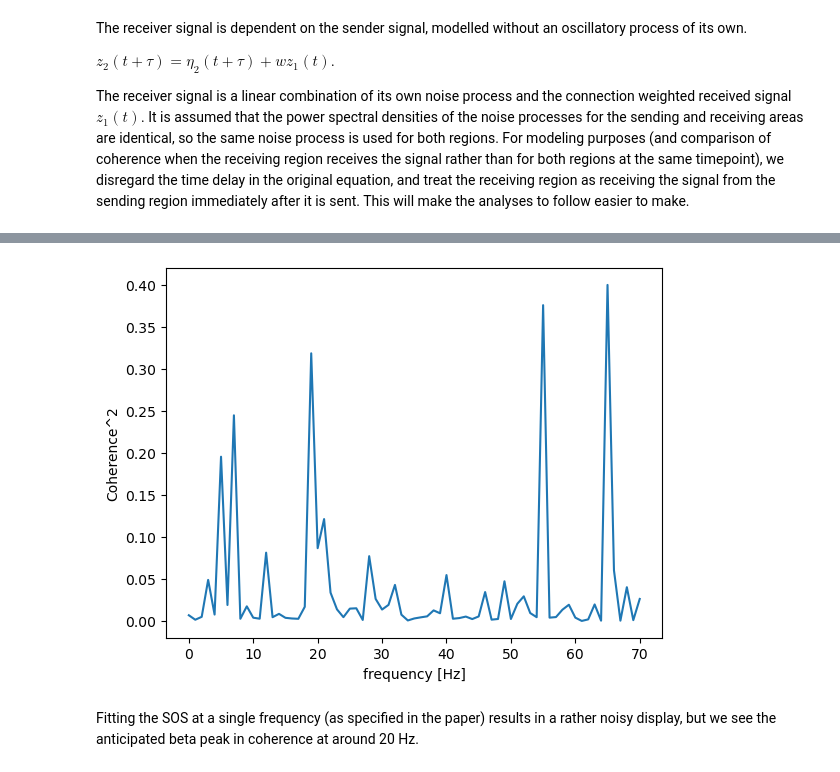
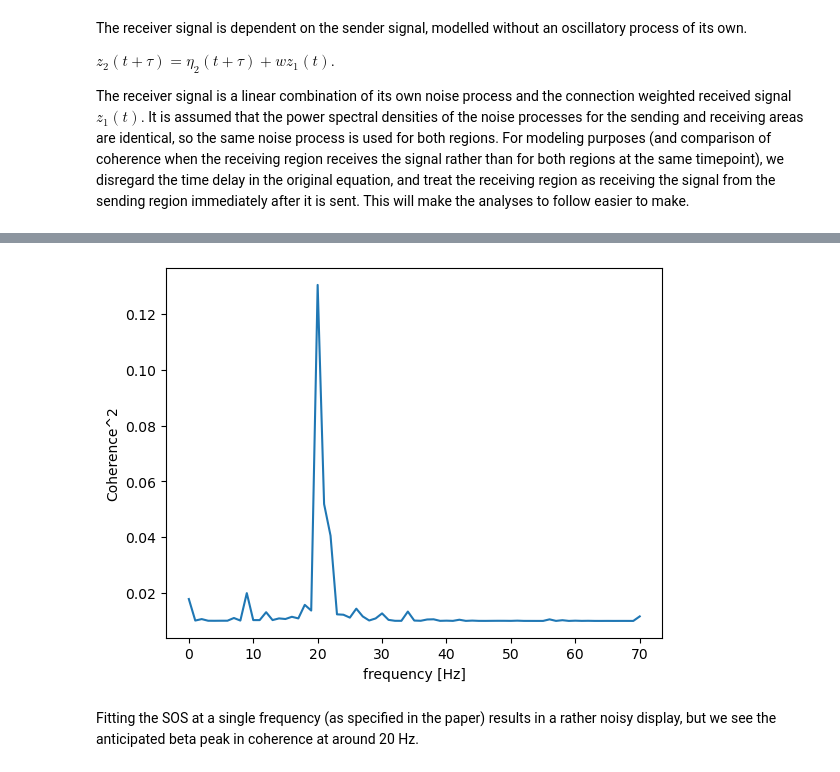
Before and after one commit to cyneuro/neuro_communication, a Jupyter notebook: Vinck2021_SSM_tutorial.ipynb, the cells around one changed output, grey strips where cells are left out. Cells and saved outputs as stored; diff of their text form; code cells hidden in the pictures.

```diff
--- a/Vinck2021_SSM_tutorial.ipynb
+++ b/Vinck2021_SSM_tutorial.ipynb
@@ -187,36 +228,36 @@ len_data = 140
 sos = 14
 w = 0.1
 
 while len(s_signal1) < 140:
     s1 = 1.2 * s_signal1[-1] - 0.94 * s_signal1[-2] + random.gauss(0, 1)
     s_signal1.append(s1)
 f_signal1, psd_signal1 = signal.periodogram(s_signal1, 140)
 
 colored_noise = powerlaw_psd_gaussian(2/3, size=140)
 f_noise, psd_noise = signal.periodogram(colored_noise, 140)
 
 signoise_ratio_20 = psd_signal1[20]/psd_noise[20]
 psd_signal1 = (sos/signoise_ratio_20) * psd_signal1
 
 # Calculating signals from the sending and receiving regions.
 psd_z1 = psd_signal1 + psd_noise
 psd_z2 = (w * psd_z1) + psd_noise
 
 # Using w, psd_signal1, and psd_noise we can compute Z11, Z22, Z12 (spectral & cross spectral densities)
 Z11 = psd_z1
-Z22 = (w**2)*Z11 + psd_noise2
+Z22 = (w**2)*Z11 + psd_noise
 Z12 = w * Z11
 
 # Calculate coherence
-Coherence2 = Z12**2 / (Z11 * Z22)
+coherence2 = Z12**2 / (Z11 * Z22)
 
 # Plot!
 fig, ax = plt.subplots()
-ax.plot(f_signal1, Coherence2)
+ax.plot(f_signal1, coherence2)
 ax.set_xlabel('frequency [Hz]')
 ax.set_ylabel('Coherence^2')
 plt.show()
 # %% [output]
-[figure, old version]
+[figure, new version]
 # %% [markdown]
 Fitting the SOS at a single frequency (as specified in the paper) results in a rather noisy display, but we see the anticipated beta peak in coherence at around 20 Hz.
```
Also changed, not shown: parts of 15 cells of this notebook.
